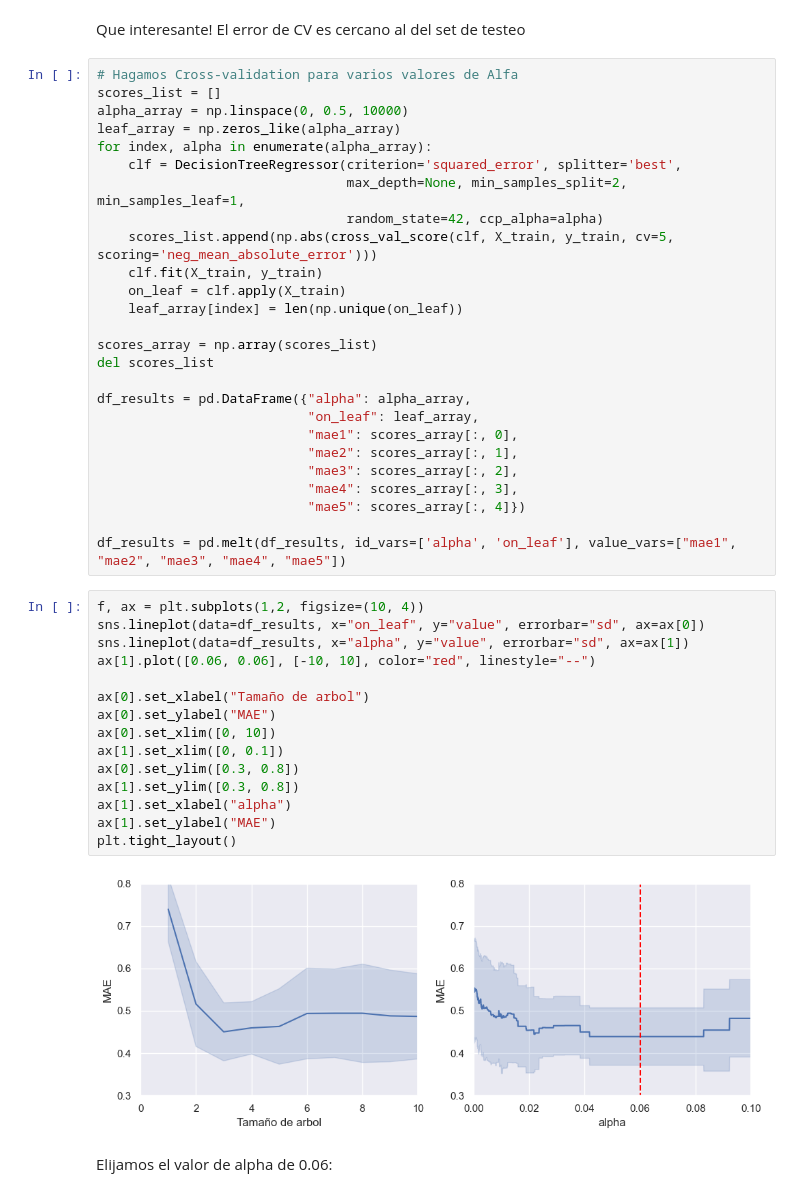
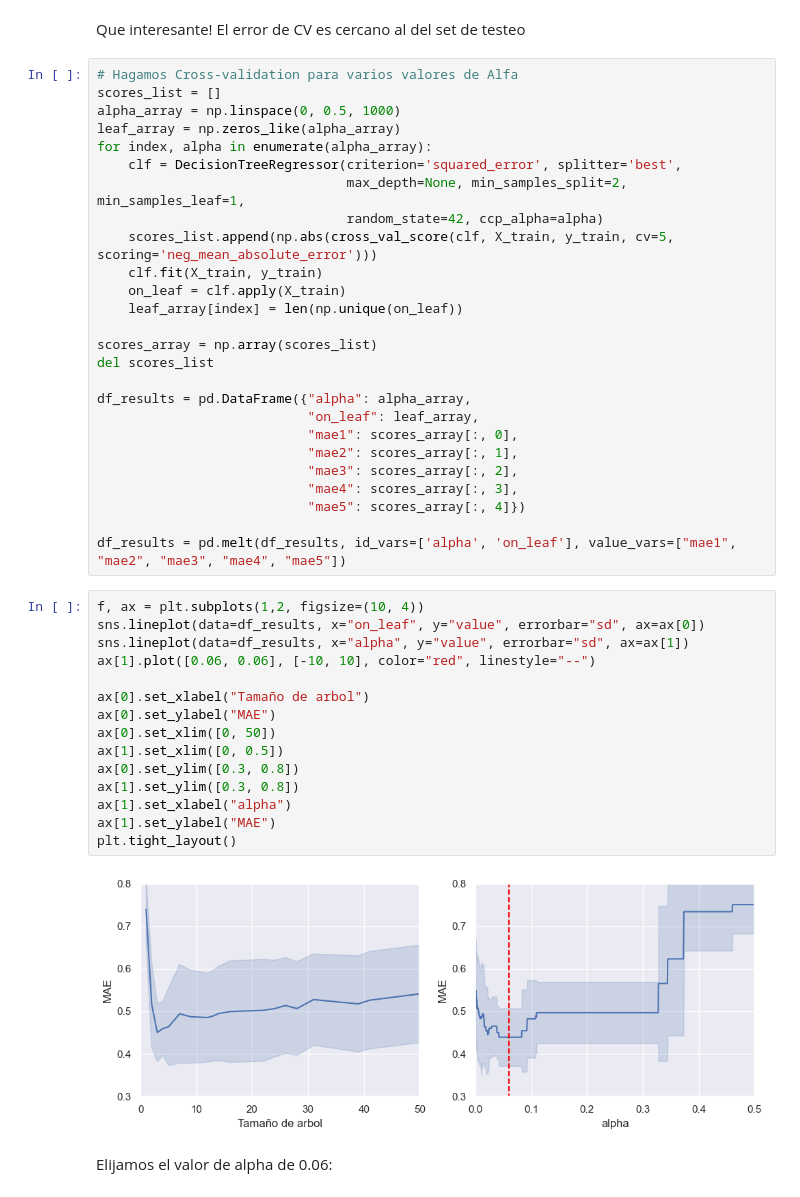
Before and after one commit to jcruz-ferreyra/aprMaqI_CEIA, a Jupyter notebook: clase4/jupyter_notebooks/trees.ipynb, the cells around one changed output. Cells and saved outputs as stored; diff of their text form.

```diff
--- a/clase4/jupyter_notebooks/trees.ipynb
+++ b/clase4/jupyter_notebooks/trees.ipynb
@@ -180,7 +181,7 @@ Que interesante! El error de CV es cercano al del set de testeo
 # %%
 # Hagamos Cross-validation para varios valores de Alfa
 scores_list = []
-alpha_array = np.linspace(0, 0.5, 10000)
+alpha_array = np.linspace(0, 0.5, 1000)
 leaf_array = np.zeros_like(alpha_array)
 for index, alpha in enumerate(alpha_array):
     clf = DecisionTreeRegressor(criterion='squared_error', splitter='best',
@@ -206,20 +207,20 @@ df_results = pd.melt(df_results, id_vars=['alpha', 'on_leaf'], value_vars=["mae1
 # %%
 f, ax = plt.subplots(1,2, figsize=(10, 4))
 sns.lineplot(data=df_results, x="on_leaf", y="value", errorbar="sd", ax=ax[0])
 sns.lineplot(data=df_results, x="alpha", y="value", errorbar="sd", ax=ax[1])
 ax[1].plot([0.06, 0.06], [-10, 10], color="red", linestyle="--")
 
 ax[0].set_xlabel("Tamaño de arbol")
 ax[0].set_ylabel("MAE")
-ax[0].set_xlim([0, 10])
-ax[1].set_xlim([0, 0.1])
+ax[0].set_xlim([0, 50])
+ax[1].set_xlim([0, 0.5])
 ax[0].set_ylim([0.3, 0.8])
 ax[1].set_ylim([0.3, 0.8])
 ax[1].set_xlabel("alpha")
 ax[1].set_ylabel("MAE")
 plt.tight_layout()
 # %% [output]
-[figure, old version]
+[figure, new version]
 # %% [markdown]
 Elijamos el valor de alpha de 0.06:
 # %%
```
Also changed, not shown: parts of 4 cells of this notebook, 3 other files.
